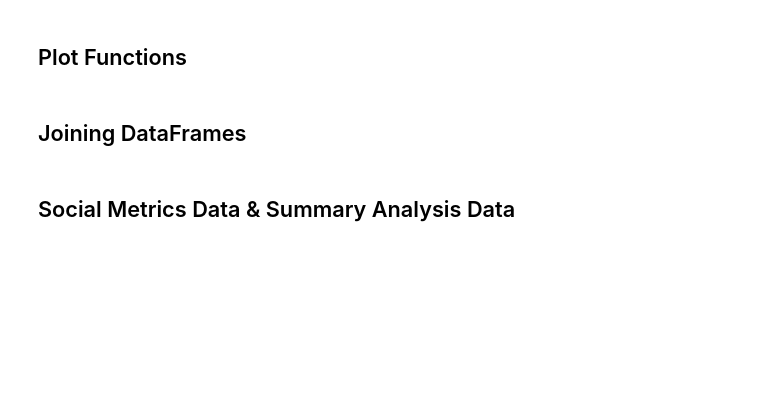
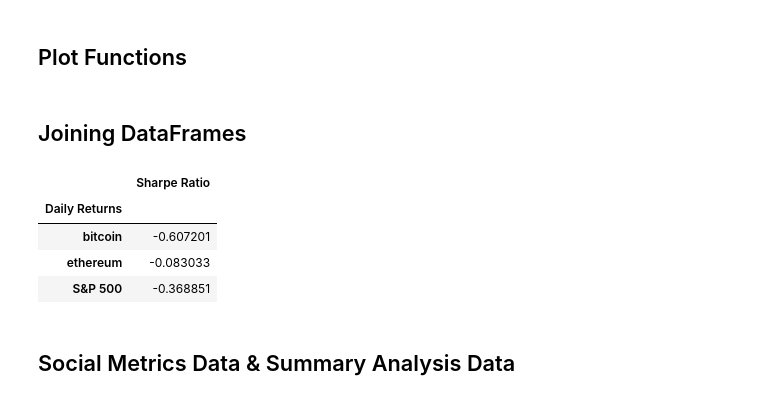
Before and after one commit to sbernard1129/crypto-analysis, a Jupyter notebook: CryptoProject.ipynb, the cells around one changed output. Drawn from its saved outputs; the diff is of its cells as text; code cells hidden in the pictures; blank space fills up the shorter version.

```diff
--- a/CryptoProject.ipynb
+++ b/CryptoProject.ipynb
@@ -288,24 +292,35 @@ def parallel_cat_plot(df):
 # %%
 #crypto convert dataframe to pivot in order to calculate returns
 crypto_pivot_price_df = df_pivot(history)
 #crypto cumulative returns calculation
 crypto_cumulative_returns_df = cumulative_returns_dataframe(crypto_pivot_price_df)
 #s&p 500 convert dataframe to pivot in order to calculate returns
 sp500_pivot_price_df = df_pivot(sp500_history_df)
 #s&p 500 cumulative returns calculation
 sp500_cumulative_returns_df = cumulative_returns_dataframe(sp500_pivot_price_df)
 # Join crypto prices with S&P 500 closes
 joined_price_df = pd.concat([crypto_pivot_price_df, sp500_pivot_price_df], axis=1, join = 'inner')
 #join s&p500 and cumulative returns dataframes
 joined_cumulative_returns_df = pd.concat([crypto_cumulative_returns_df, sp500_cumulative_returns_df], axis=1, join = 'inner')
 # joined daily returns dataframe
 joined_daily_returns_df = daily_returns_dataframe(joined_price_df)
 #joined corrlations
 joined_correlation_df = correlation_dataframe(joined_daily_returns_df)
 # Get rolling beta
 joined_beta_df = rolling_beta_dataframe(joined_daily_returns_df, period = 21, covariance_compare = "S&P 500")
 # Get annualized sharpe ratios
-joined_sharpe_ratios = annualized_sharpe_ratios_dataframe(joined_daily_returns_df)
+crypto_sharpe_ratios = annualized_sharpe_ratios_dataframe(daily_returns_dataframe(crypto_pivot_price_df), trading_days=365)
+equity_sharpe_ratios = annualized_sharpe_ratios_dataframe(daily_returns_dataframe(sp500_pivot_price_df), trading_days=252)
+
+joined_sharpe_ratios = pd.concat([crypto_sharpe_ratios, equity_sharpe_ratios], axis=0, join = 'inner')
+
+joined_sharpe_ratios
+# %% [output]
+|  | Sharpe Ratio |
+| Daily Returns |  |
+| bitcoin | -0.607201 |
+| ethereum | -0.083033 |
+| S&P 500 | -0.368851 |
 # %% [markdown]
 ## Social Metrics Data & Summary Analysis Data
 # %%
```
Also changed, not shown: parts of 5 cells of this notebook, 4 other files.
